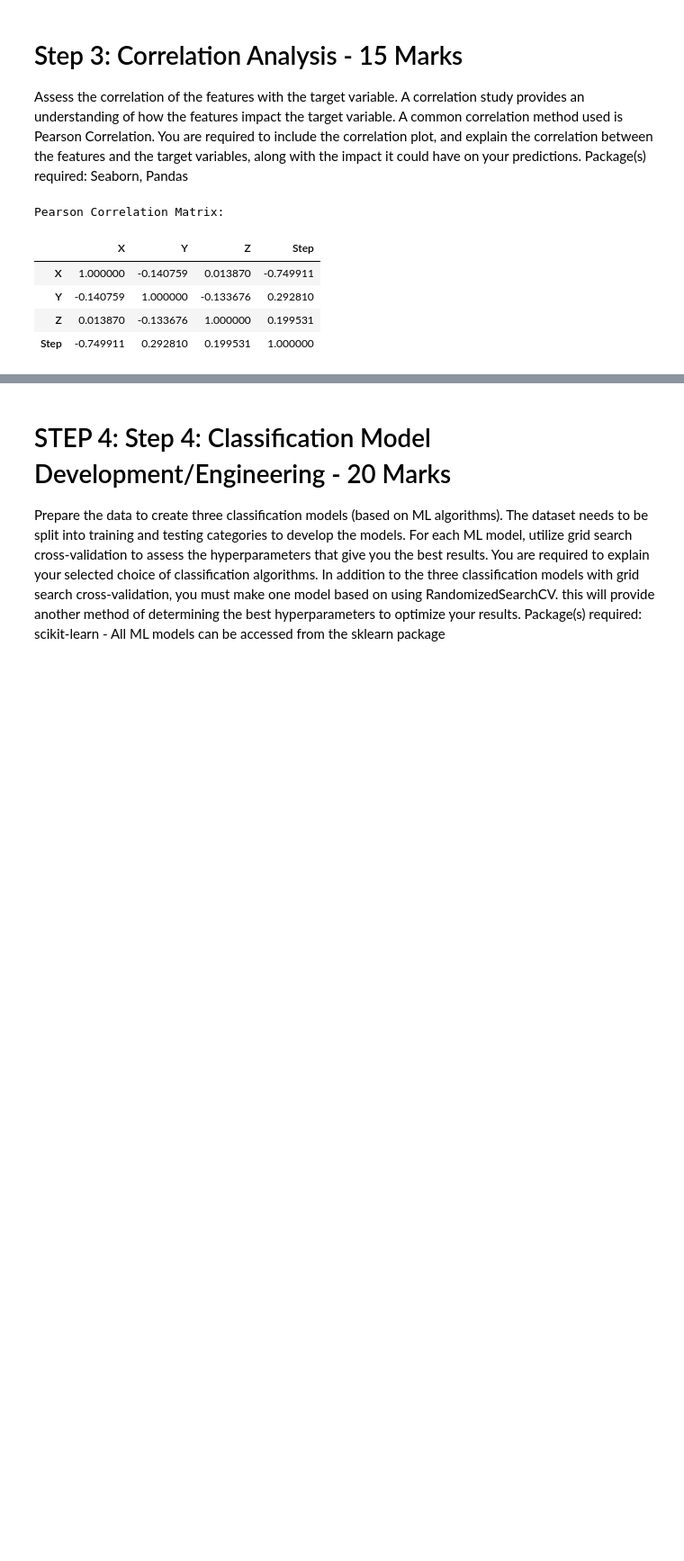
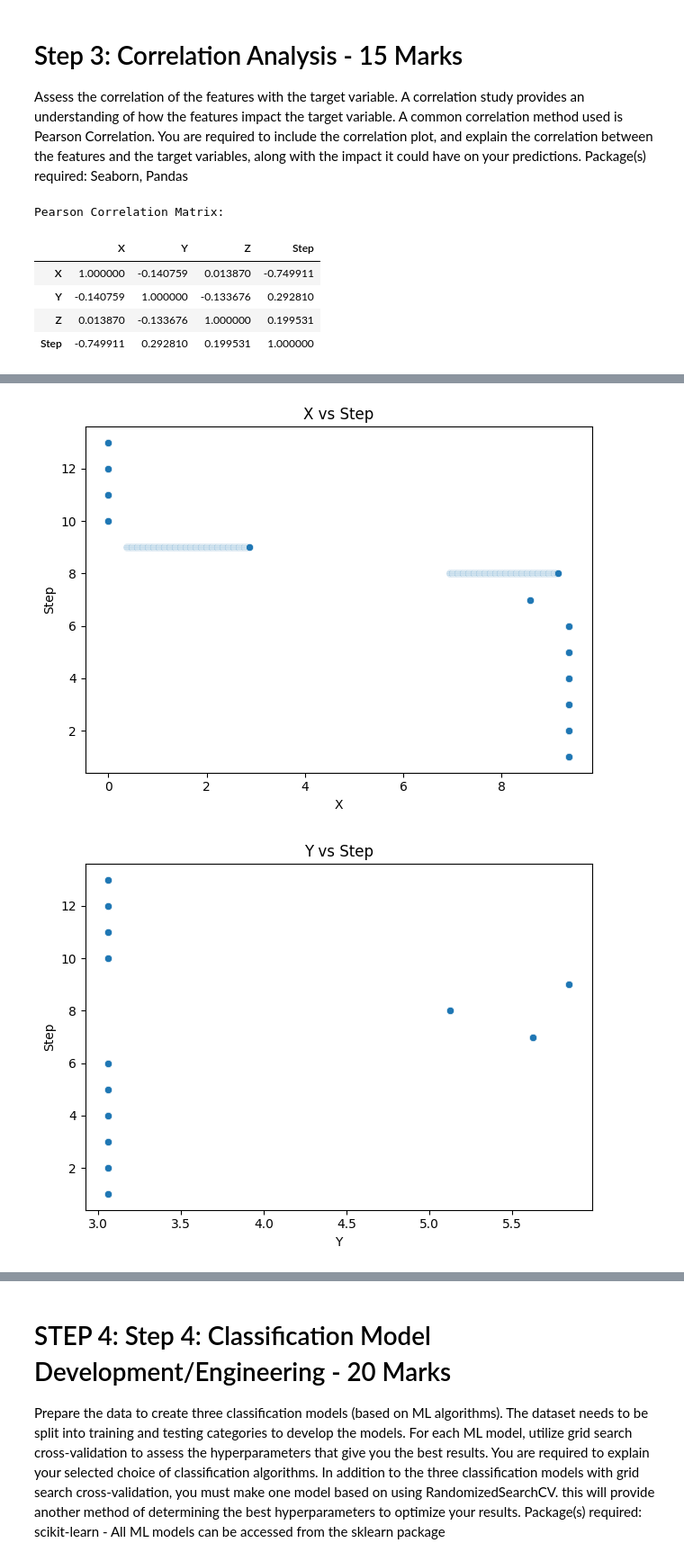
Before and after one commit to babak-tafreshi/AER850_Project1, a Jupyter notebook: AER850_Project1.ipynb, the cells around one changed output, grey strips where cells are left out. Shown at 90% size. Drawn from its saved outputs; the diff is of its cells as text; code cells hidden in the pictures; blank space fills up the shorter version.

```diff
--- a/AER850_Project1.ipynb
+++ b/AER850_Project1.ipynb
@@ -229,0 +238,15 @@ Pearson Correlation Matrix:
+# %%
+# Scatterplots of features vs Step
+features = ['X','Y','Z']
+
+for feat in features:
+    plt.figure()
+    sns.scatterplot(x=df[feat], y=df['Step'])
+    plt.title(f'{feat} vs Step')
+    plt.xlabel(feat)
+    plt.ylabel('Step')
+    plt.tight_layout()
+    plt.show()
+# %% [output]
+[figure, added]
+[figure, added]
```
Also changed, not shown: parts of 20 cells of this notebook.
